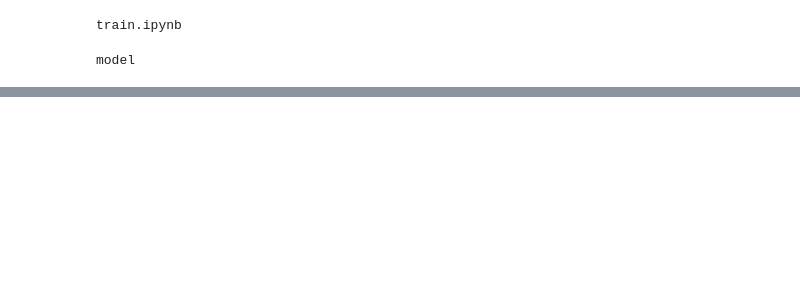
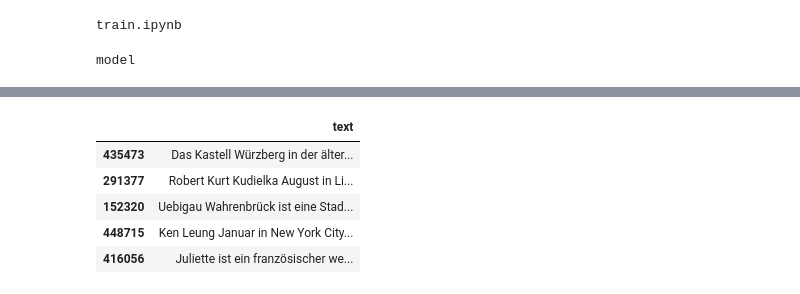
Before and after one commit to veldhub/veld_code__word2vec, a Jupyter notebook: src/train.ipynb, the cells around one changed output, grey strips where cells are left out. Saved outputs shown, nothing was run; the diff lists cells and outputs as text; code cells hidden in the pictures; blank space fills up the shorter version.

```diff
--- a/src/train.ipynb
+++ b/src/train.ipynb
@@ -46,0 +52,9 @@ petite.head()
+# %%
+petite_cleaned.sample(5)
+# %% [output]
+|  | text |
+| 435473 | Das Kastell Würzberg in der älter... |
+| 291377 | Robert Kurt Kudielka August in Li... |
+| 152320 | Uebigau Wahrenbrück ist eine Stad... |
+| 448715 | Ken Leung Januar in New York City... |
+| 416056 | Juliette ist ein französischer we... |
```
Also changed, not shown: parts of 26 cells of this notebook.
